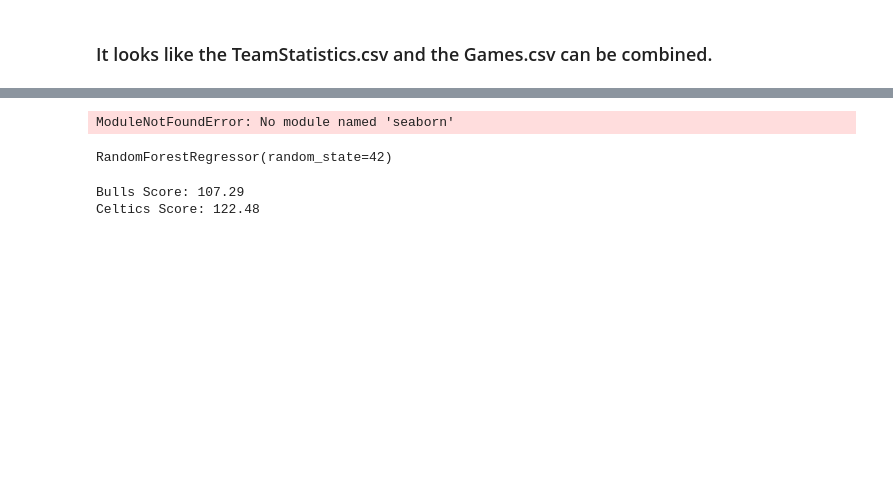
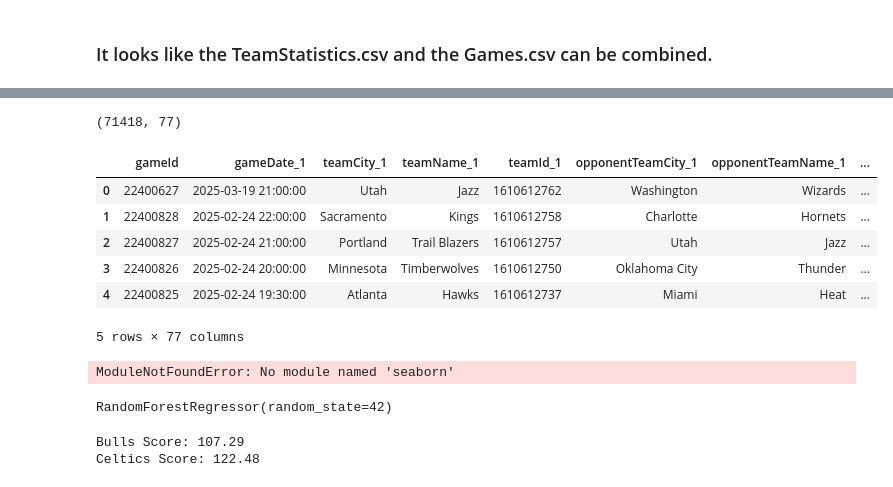
Before and after one commit to pshukl21/CollabProject, a Jupyter notebook: nbaModel.ipynb, the cells around one changed output, grey strips where cells are left out. Saved outputs shown, nothing was run; the diff lists cells and outputs as text; code cells hidden in the pictures; blank space fills up the shorter version.

```diff
--- a/nbaModel.ipynb
+++ b/nbaModel.ipynb
@@ -273,3 +284,5 @@ Index(['gameId', 'gameDate', 'teamCity', 'teamName', 'teamId',
+# %%
+df_teams = df_teams[df_teams.columns[cols_without_missing]]
 # %%
 df_teams.head()
 # %% [output]
@@ -282,0 +296,3 @@ df_teams.head()
+# %%
+df_teams_home = df_teams[df_teams.home == 1]
+print(df_teams_home.shape)
@@ -282,0 +301,3 @@ df_teams.head()
+# %%
+df_teams_away = df_teams[df_teams.home == 0]
+print(df_teams_away.shape)
@@ -282,0 +313,4 @@ df_teams.head()
+# %%
+df_games1 = df_teams_home.merge(right=df_teams_away,how='inner',on='gameId',suffixes=('_home','_away'))
+print(df_games1.shape)
+df_games1.head()
@@ -283,3 +326,16 @@ df_teams.head()
+# %%
+df_games = df_games1.merge(right=df_games,how='inner',on='gameId',suffixes=('_teams','_games'))
+print(df_games.shape)
+df_games.head()
+# %% [output]
+(71418, 77)
+|  | gameId | gameDate_1 | teamCity_1 | teamName_1 | teamId_1 | opponentTeamCity_1 | opponentTeamName_1 | ... |
+| 0 | 22400627 | 2025-03-19 21:00:00 | Utah | Jazz | 1610612762 | Washington | Wizards | ... |
+| 1 | 22400828 | 2025-02-24 22:00:00 | Sacramento | Kings | 1610612758 | Charlotte | Hornets | ... |
+| 2 | 22400827 | 2025-02-24 21:00:00 | Portland | Trail Blazers | 1610612757 | Utah | Jazz | ... |
+| 3 | 22400826 | 2025-02-24 20:00:00 | Minnesota | Timberwolves | 1610612750 | Oklahoma City | Thunder | ... |
+| 4 | 22400825 | 2025-02-24 19:30:00 | Atlanta | Hawks | 1610612737 | Miami | Heat | ... |
+5 rows × 77 columns
 # %%
 import pandas as pda
 import matplotlib.pyplot as plt
```
Also changed, not shown: parts of 28 cells of this notebook.
